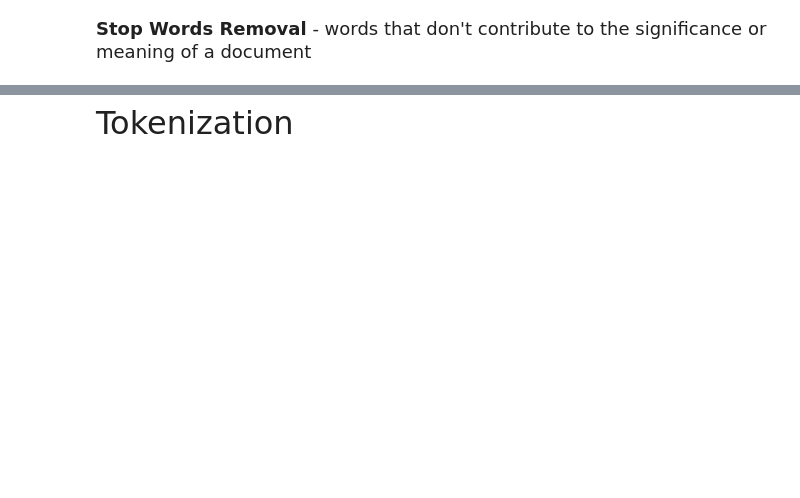
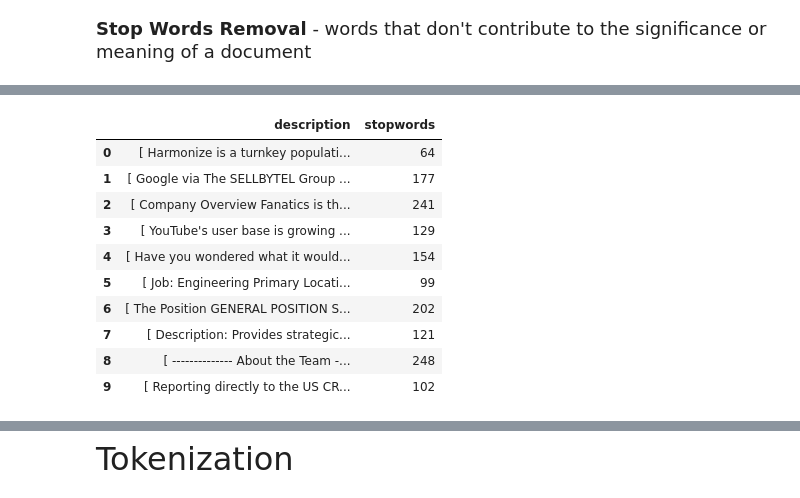
Before and after one commit to Amberlynnyandow/study-group-content, a Jupyter notebook: module_4/week_3/NLP.ipynb, the cells around one changed output, grey strips where cells are left out. Drawn from its saved outputs; the diff is of its cells as text; code cells hidden in the pictures; blank space fills up the shorter version.

```diff
--- a/module_4/week_3/NLP.ipynb
+++ b/module_4/week_3/NLP.ipynb
@@ -62,7 +108,19 @@ df[['description','char_count']].head()
 # %%
 #how many stop words do we have?
 df['stopwords'] = df['description'].apply(lambda x: len([x for x in x.split() if x in stop]))
-df[['description','stopwords']].head()
+df[['description','stopwords']].head(10)
+# %% [output]
+|  | description | stopwords |
+| 0 | [ Harmonize is a turnkey populati... | 64 |
+| 1 | [ Google via The SELLBYTEL Group ... | 177 |
+| 2 | [ Company Overview Fanatics is th... | 241 |
+| 3 | [ YouTube's user base is growing ... | 129 |
+| 4 | [ Have you wondered what it would... | 154 |
+| 5 | [ Job: Engineering Primary Locati... | 99 |
+| 6 | [ The Position GENERAL POSITION S... | 202 |
+| 7 | [ Description: Provides strategic... | 121 |
+| 8 | [ -------------- About the Team -... | 248 |
+| 9 | [ Reporting directly to the US CR... | 102 |
 # %%
 #removing stopwords
 df['lower_desc'] = df['lower_desc'].apply(lambda x: " ".join(x for x in x.split() if x not in stop))
```
Also changed, not shown: parts of 28 cells of this notebook, 4 other files.
